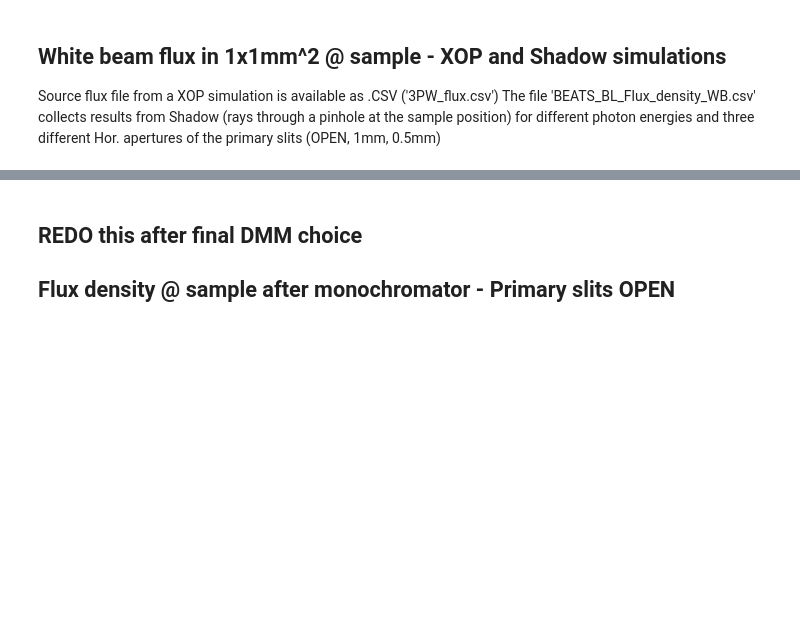
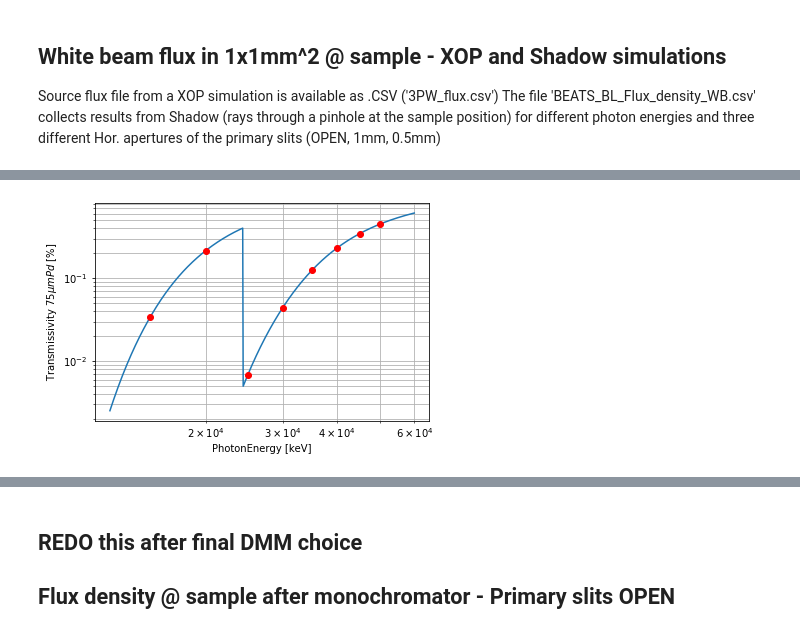
Before and after one commit to gianthk/BEATS_raytracing, a Jupyter notebook: BEATS_TDR-Chapter_07f_Optics_Raytracing-Flux_density.ipynb, the cells around one changed output, grey strips where cells are left out. Saved outputs shown, nothing was run; the diff lists cells and outputs as text; code cells hidden in the pictures; blank space fills up the shorter version.

```diff
--- a/BEATS_TDR-Chapter_07f_Optics_Raytracing-Flux_density.ipynb
+++ b/BEATS_TDR-Chapter_07f_Optics_Raytracing-Flux_density.ipynb
@@ -73,0 +85,22 @@ plt.legend(['Primary slits OPEN (1mrad)', 'Primary slits @ 1mm', 'Primary slits
+# %%
+filters=['E', '100umAl', '200umAl', '500umAl', '1mmAl', '10umCu', '20umCu', '50umCu', '10umFe', '50umFe', '75umPd', '5mmGraphite', '20mmGraphite', '700umCVD', '1mAir']
+# %%
+# read CSV trasnmissivity file
+transmissivity = pd.read_csv('Oasys/transmissivity_BEATS_filters.csv', sep=',', names=filters, skiprows=[0])
+# %%
+# Sample transmissivity data @ the energies used for the Shadow simulation
+T_data = np.zeros((18,15),dtype=np.float)
+for i in range(0, 18):
+    T_data[i,:] = transmissivity.loc[np.argmin(np.abs(float(FluxDensityWB['E'][i])-transmissivity['E']))]
+# %%
+# check plot of the transmissivity of one filter
+f, ax = plt.subplots()
+plt.plot(transmissivity['E'][200:], transmissivity['75umPd'][200:])
+plt.plot(T_data[10:,0], T_data[10:,10], 'or')
+ax.set_xscale('log')
+ax.set_yscale('log')
+plt.xlabel('PhotonEnergy [keV]')
+plt.ylabel('Transmissivity $75 \mu m Pd$ [%]')
+plt.grid(True, which="both")
+# %% [output]
+[figure, added]
```
Also changed, not shown: parts of 11 cells of this notebook, 24 other files.
